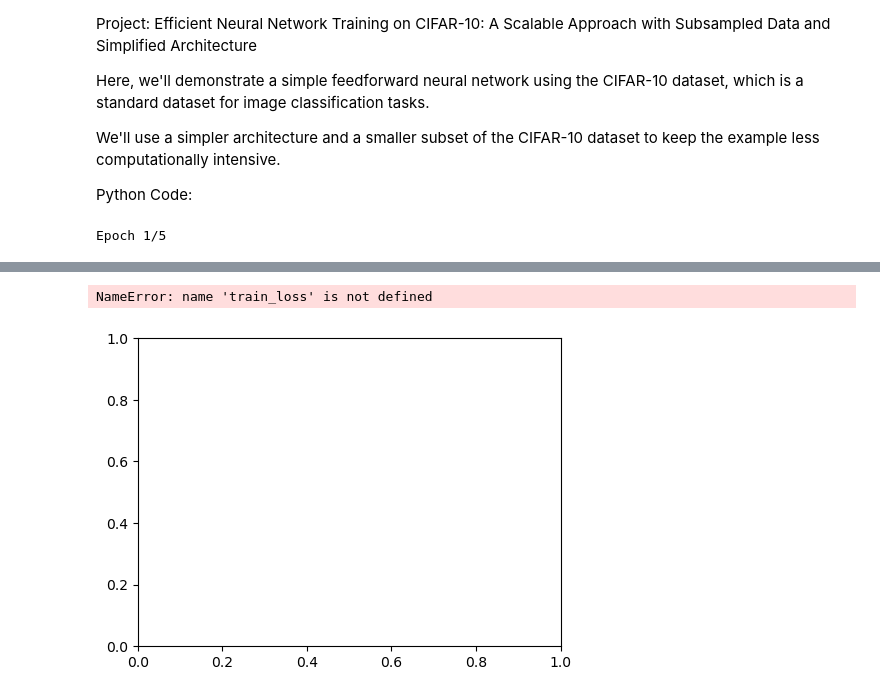
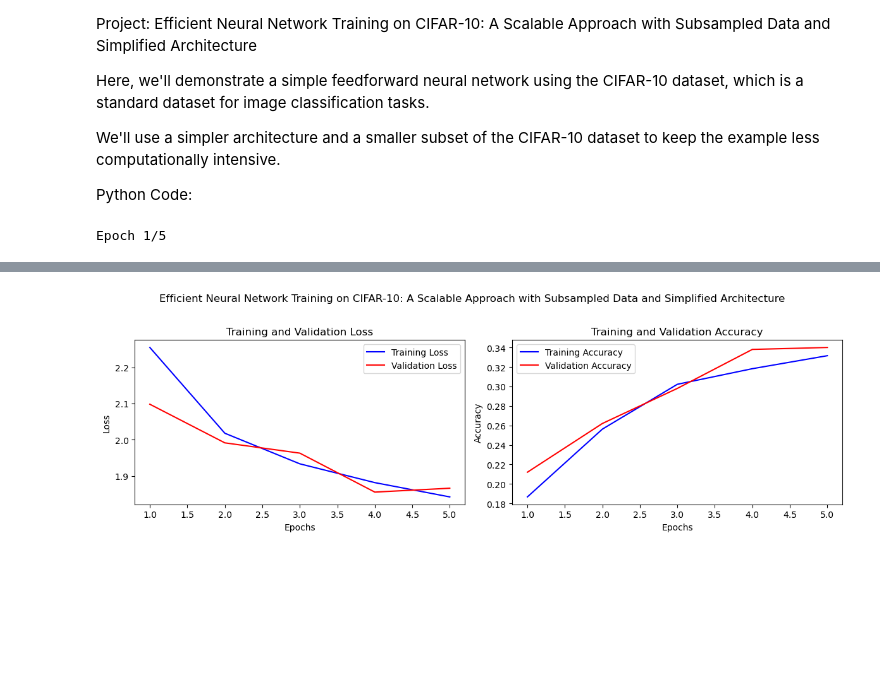
Before and after one commit to d-t-n/intro-deep-learning-visual-computing, a Jupyter notebook: 2.-project.ipynb, the cells around one changed output, grey strips where cells are left out. Saved outputs shown, nothing was run; the diff lists cells and outputs as text; code cells hidden in the pictures; blank space fills up the shorter version.

```diff
--- a/2.-project.ipynb
+++ b/2.-project.ipynb
@@ -285,6 +285,7 @@ We'll use a simpler architecture and a smaller subset of the CIFAR-10 dataset to
 Python Code:
 # %%
 import numpy as np
+import matplotlib.pyplot as plt
 import tensorflow as tf
 from tensorflow.keras.datasets import cifar10
 from tensorflow.keras.models import Sequential
@@ -311,37 +312,34 @@ model.compile(optimizer='adam',
               metrics=['accuracy'])
 
 # Train the model
-model.fit(x_train, y_train, epochs=5, batch_size=32, validation_split=0.1)
+history = model.fit(x_train, y_train, epochs=5, batch_size=32, validation_split=0.1)
 
 # Evaluate the model
 test_loss, test_acc = model.evaluate(x_test, y_test)
 print(f'Test accuracy: {test_acc}')
 
-import matplotlib.pyplot as plt
+# Plotting the training and validation metrics
+epochs = range(1, len(history.history['accuracy']) + 1)
 
-# Data for plotting
-epochs = 5
-
-# Plotting the training and validation loss
 plt.figure(figsize=(12, 4))
 plt.subplot(1, 2, 1)
-plt.plot(epochs, train_loss, 'b-', label='Training Loss')
-plt.plot(epochs, test_loss, 'r-', label='Validation Loss')
+plt.plot(epochs, history.history['loss'], 'b-', label='Training Loss')
+plt.plot(epochs, history.history['val_loss'], 'r-', label='Validation Loss')
 plt.title('Training and Validation Loss')
 plt.xlabel('Epochs')
 plt.ylabel('Loss')
 plt.legend()
 
-# Plotting the training and validation accuracy
 plt.subplot(1, 2, 2)
-plt.plot(epochs, train_acc, 'b-', label='Training Accuracy')
-plt.plot(epochs, test_acc, 'r-', label='Validation Accuracy')
+plt.plot(epochs, history.history['accuracy'], 'b-', label='Training Accuracy')
+plt.plot(epochs, history.history['val_accuracy'], 'r-', label='Validation Accuracy')
 plt.title('Training and Validation Accuracy')
 plt.xlabel('Epochs')
 plt.ylabel('Accuracy')
 plt.legend()
 
-plt.tight_layout()
+plt.suptitle("Efficient Neural Network Training on CIFAR-10: A Scalable Approach with Subsampled Data and Simplified Architecture")
+plt.tight_layout(rect=[0, 0, 1, 0.96])  # Adjust the layout to include the suptitle
 plt.show()
 # %% [output]
 Epoch 1/5
@@ -361,2 +359 @@ Test accuracy: 0.34130001068115234
-NameError: name 'train_loss' is not defined
-[figure, old version]
+[figure, new version]
```
Also changed, not shown: parts of 1 cell of this notebook.
